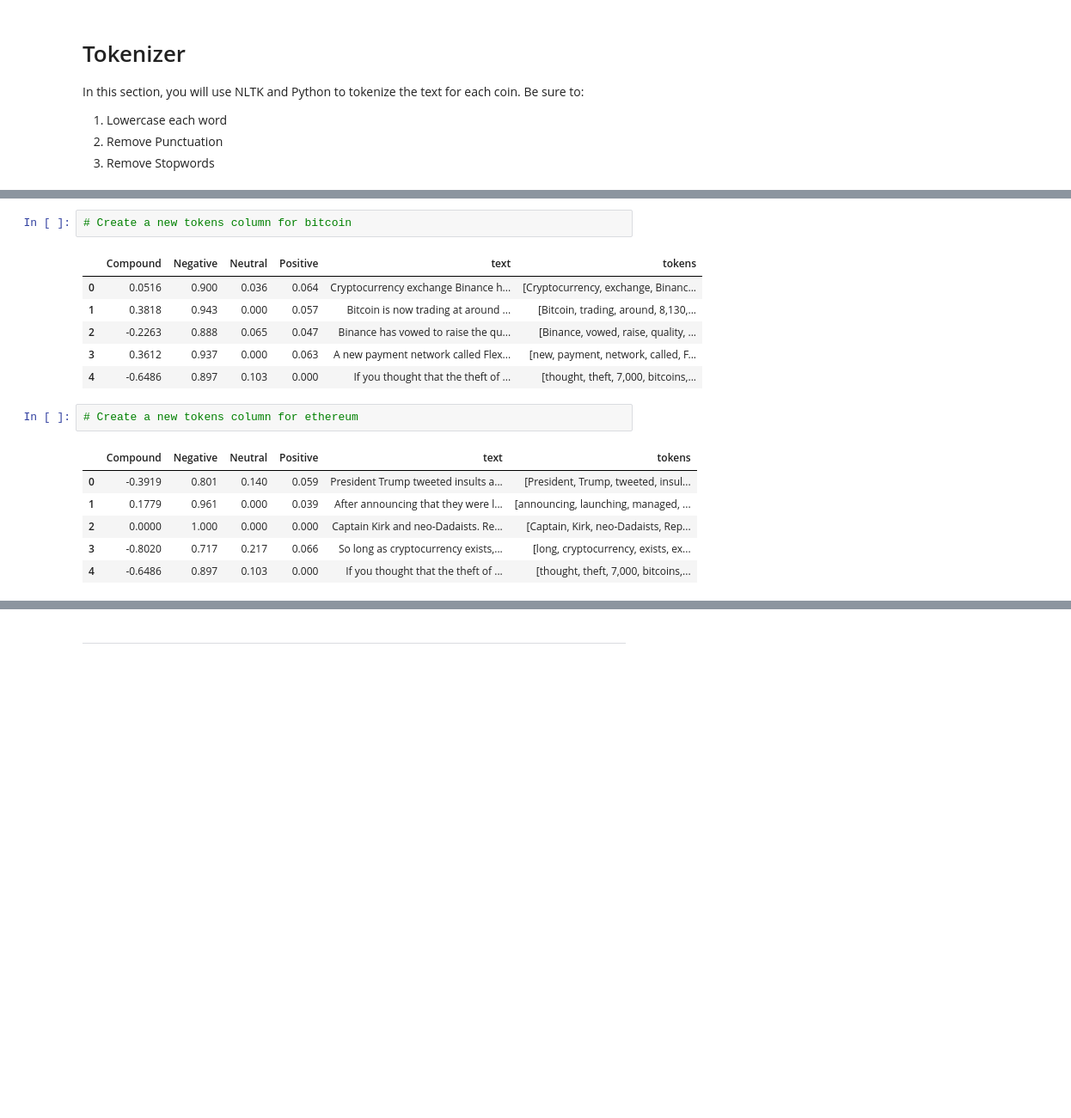
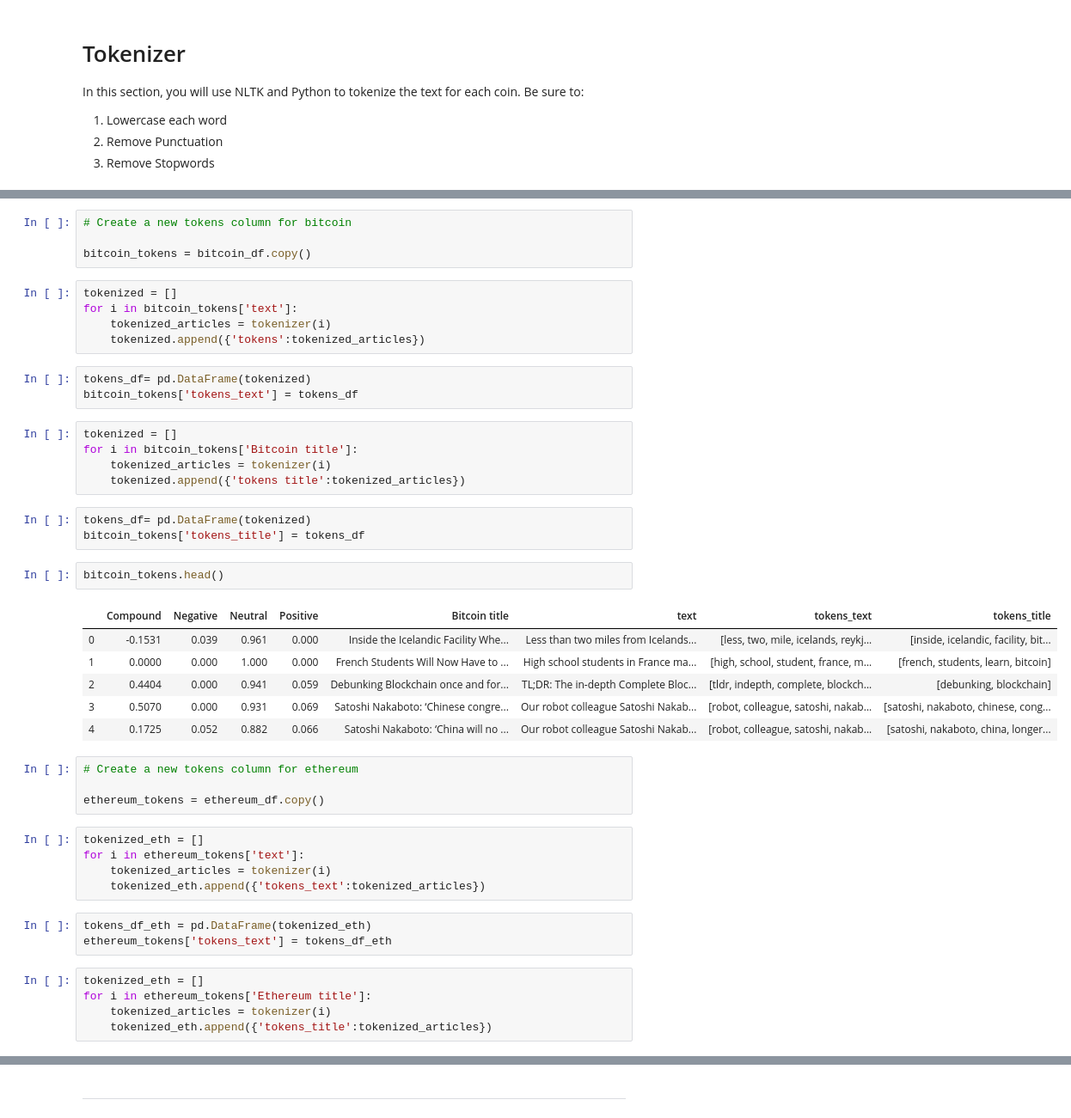
Before and after one commit to JD-FinTech/12_NLP, a Jupyter notebook: crypto_sentiment_JDM.ipynb, the cells around one changed output, grey strips where cells are left out. Shown at 86% size. Cells and saved outputs as stored; diff of their text form; blank space fills up the shorter version.

```diff
--- a/crypto_sentiment_JDM.ipynb
+++ b/crypto_sentiment_JDM.ipynb
@@ -291,18 +272,46 @@ def tokenizer(text):
 # %%
 # Create a new tokens column for bitcoin
+
+bitcoin_tokens = bitcoin_df.copy()
-# %% [output]
-|  | Compound | Negative | Neutral | Positive | text | tokens |
-| 0 | 0.0516 | 0.900 | 0.036 | 0.064 | Cryptocurrency exchange Binance h... | [Cryptocurrency, exchange, Binanc... |
-| 1 | 0.3818 | 0.943 | 0.000 | 0.057 | Bitcoin is now trading at around ... | [Bitcoin, trading, around, 8,130,... |
-| 2 | -0.2263 | 0.888 | 0.065 | 0.047 | Binance has vowed to raise the qu... | [Binance, vowed, raise, quality, ... |
-| 3 | 0.3612 | 0.937 | 0.000 | 0.063 | A new payment network called Flex... | [new, payment, network, called, F... |
-| 4 | -0.6486 | 0.897 | 0.103 | 0.000 | If you thought that the theft of ... | [thought, theft, 7,000, bitcoins,... |
+# %%
+tokenized = []
+for i in bitcoin_tokens['text']:
+    tokenized_articles = tokenizer(i)
+    tokenized.append({'tokens':tokenized_articles})
+# %%
+tokens_df= pd.DataFrame(tokenized)
+bitcoin_tokens['tokens_text'] = tokens_df
+# %%
+tokenized = []
+for i in bitcoin_tokens['Bitcoin title']:
+    tokenized_articles = tokenizer(i)
+    tokenized.append({'tokens title':tokenized_articles})
+# %%
+tokens_df= pd.DataFrame(tokenized)
+bitcoin_tokens['tokens_title'] = tokens_df
+# %%
+bitcoin_tokens.head()
+# %% [output]
+|  | Compound | Negative | Neutral | Positive | Bitcoin title | text | tokens_text | tokens_title |
+| 0 | -0.1531 | 0.039 | 0.961 | 0.000 | Inside the Icelandic Facility Whe... | Less than two miles from Icelands... | [less, two, mile, icelands, reykj... | [inside, icelandic, facility, bit... |
+| 1 | 0.0000 | 0.000 | 1.000 | 0.000 | French Students Will Now Have to ... | High school students in France ma... | [high, school, student, france, m... | [french, students, learn, bitcoin] |
+| 2 | 0.4404 | 0.000 | 0.941 | 0.059 | Debunking Blockchain once and for... | TL;DR: The in-depth Complete Bloc... | [tldr, indepth, complete, blockch... | [debunking, blockchain] |
+| 3 | 0.5070 | 0.000 | 0.931 | 0.069 | Satoshi Nakaboto: ‘Chinese congre... | Our robot colleague Satoshi Nakab... | [robot, colleague, satoshi, nakab... | [satoshi, nakaboto, chinese, cong... |
+| 4 | 0.1725 | 0.052 | 0.882 | 0.066 | Satoshi Nakaboto: ‘China will no ... | Our robot colleague Satoshi Nakab... | [robot, colleague, satoshi, nakab... | [satoshi, nakaboto, china, longer... |
 # %%
 # Create a new tokens column for ethereum
+
+ethereum_tokens = ethereum_df.copy()
-# %% [output]
-|  | Compound | Negative | Neutral | Positive | text | tokens |
-| 0 | -0.3919 | 0.801 | 0.140 | 0.059 | President Trump tweeted insults a... | [President, Trump, tweeted, insul... |
-| 1 | 0.1779 | 0.961 | 0.000 | 0.039 | After announcing that they were l... | [announcing, launching, managed, ... |
-| 2 | 0.0000 | 1.000 | 0.000 | 0.000 | Captain Kirk and neo-Dadaists. Re... | [Captain, Kirk, neo-Dadaists, Rep... |
-| 3 | -0.8020 | 0.717 | 0.217 | 0.066 | So long as cryptocurrency exists,... | [long, cryptocurrency, exists, ex... |
-| 4 | -0.6486 | 0.897 | 0.103 | 0.000 | If you thought that the theft of ... | [thought, theft, 7,000, bitcoins,... |
+# %%
+tokenized_eth = []
+for i in ethereum_tokens['text']:
+    tokenized_articles = tokenizer(i)
+    tokenized_eth.append({'tokens_text':tokenized_articles})
+# %%
+tokens_df_eth = pd.DataFrame(tokenized_eth)
+ethereum_tokens['tokens_text'] = tokens_df_eth
+# %%
+tokenized_eth = []
+for i in ethereum_tokens['Ethereum title']:
+    tokenized_articles = tokenizer(i)
+    tokenized_eth.append({'tokens_title':tokenized_articles})
```
Also changed, not shown: parts of 45 cells of this notebook.
